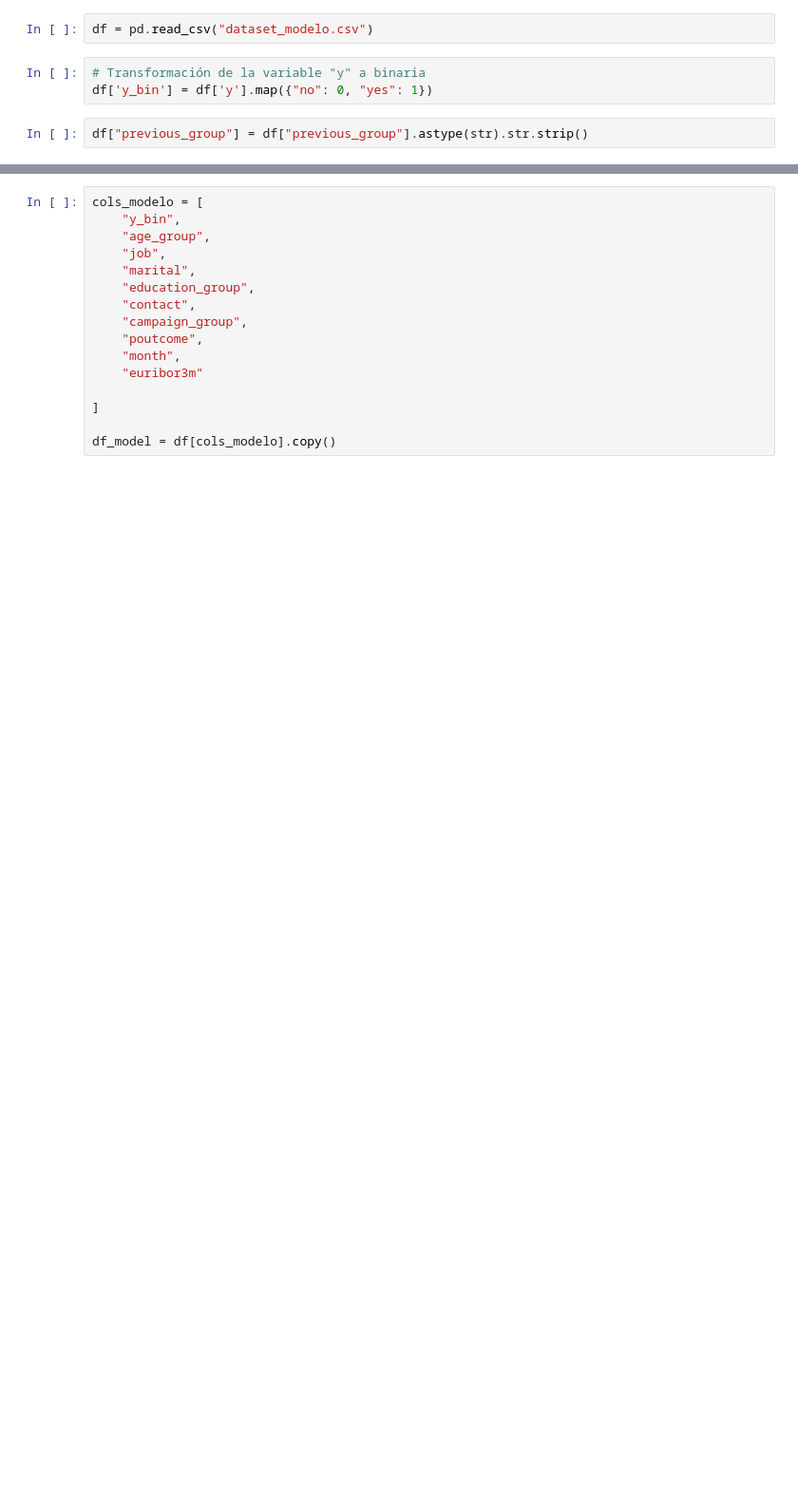
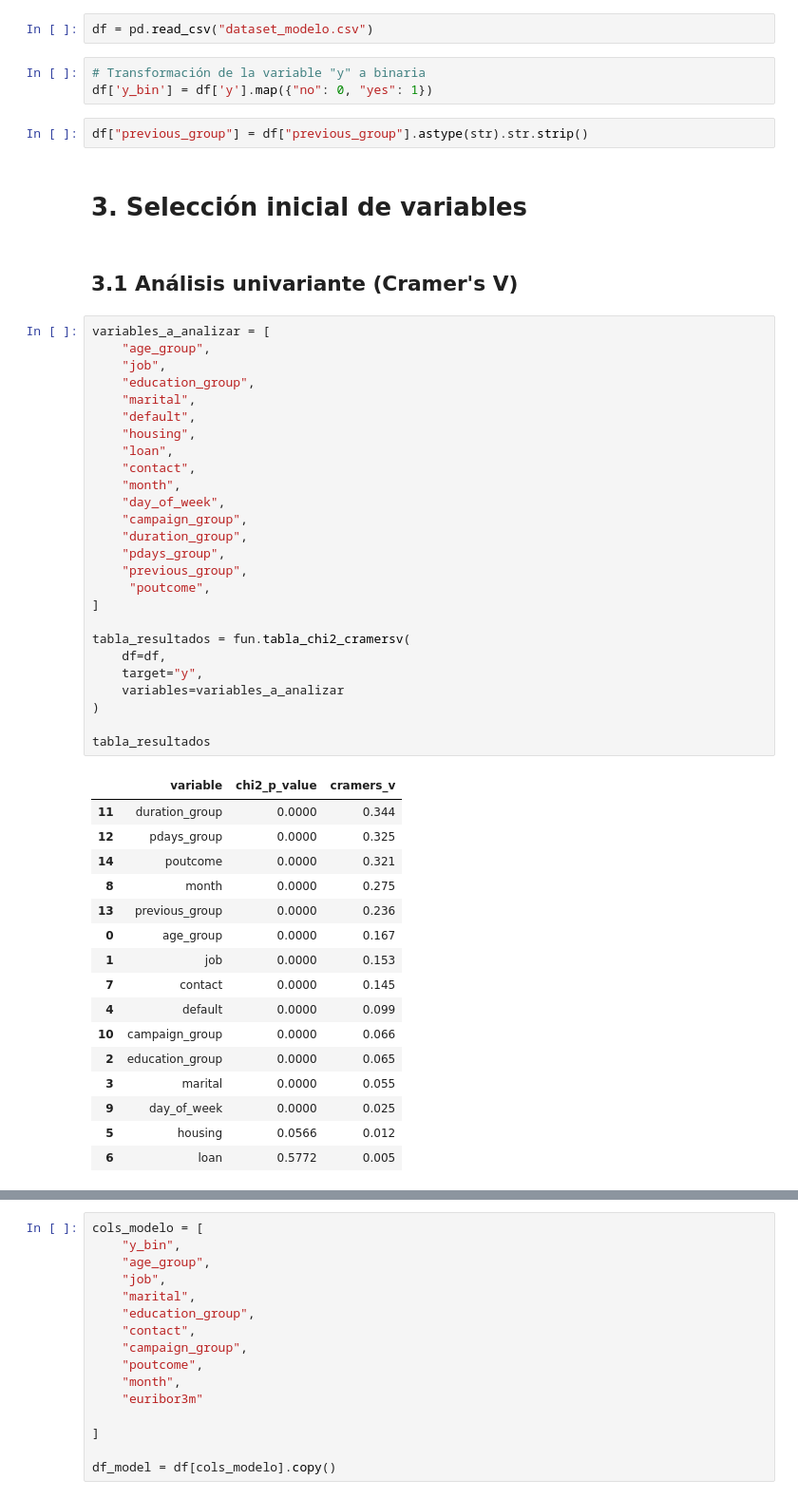
Before and after one commit to paulagg7/Digital-campaigns-Fintech, a Jupyter notebook: notebooks/drafts_team/modelo_regresion_final.ipynb, the cells around one changed output, grey strips where cells are left out. Shown at 95% size. Drawn from its saved outputs; the diff is of its cells as text; blank space fills up the shorter version.

```diff
--- a/notebooks/drafts_team/modelo_regresion_final.ipynb
+++ b/notebooks/drafts_team/modelo_regresion_final.ipynb
@@ -34,3 +42,50 @@ df = pd.read_csv("dataset_modelo.csv")
 df['y_bin'] = df['y'].map({"no": 0, "yes": 1})
 # %%
 df["previous_group"] = df["previous_group"].astype(str).str.strip()
+# %% [markdown]
+# 3. Selección inicial de variables
+# %% [markdown]
+## 3.1 Análisis univariante (Cramer's V)
+# %%
+variables_a_analizar = [
+    "age_group",
+    "job",
+    "education_group",
+    "marital",
+    "default",
+    "housing",
+    "loan",
+    "contact",
+    "month",
+    "day_of_week",
+    "campaign_group",
+    "duration_group",
+    "pdays_group",
+    "previous_group",
+     "poutcome",
+]
+
+tabla_resultados = fun.tabla_chi2_cramersv(
+    df=df,
+    target="y",
+    variables=variables_a_analizar
+)
+
+tabla_resultados
+# %% [output]
+|  | variable | chi2_p_value | cramers_v |
+| 11 | duration_group | 0.0000 | 0.344 |
+| 12 | pdays_group | 0.0000 | 0.325 |
+| 14 | poutcome | 0.0000 | 0.321 |
+| 8 | month | 0.0000 | 0.275 |
+| 13 | previous_group | 0.0000 | 0.236 |
+| 0 | age_group | 0.0000 | 0.167 |
+| 1 | job | 0.0000 | 0.153 |
+| 7 | contact | 0.0000 | 0.145 |
+| 4 | default | 0.0000 | 0.099 |
+| 10 | campaign_group | 0.0000 | 0.066 |
+| 2 | education_group | 0.0000 | 0.065 |
+| 3 | marital | 0.0000 | 0.055 |
+| 9 | day_of_week | 0.0000 | 0.025 |
+| 5 | housing | 0.0566 | 0.012 |
+| 6 | loan | 0.5772 | 0.005 |
```
Also changed, not shown: parts of 61 cells of this notebook.
